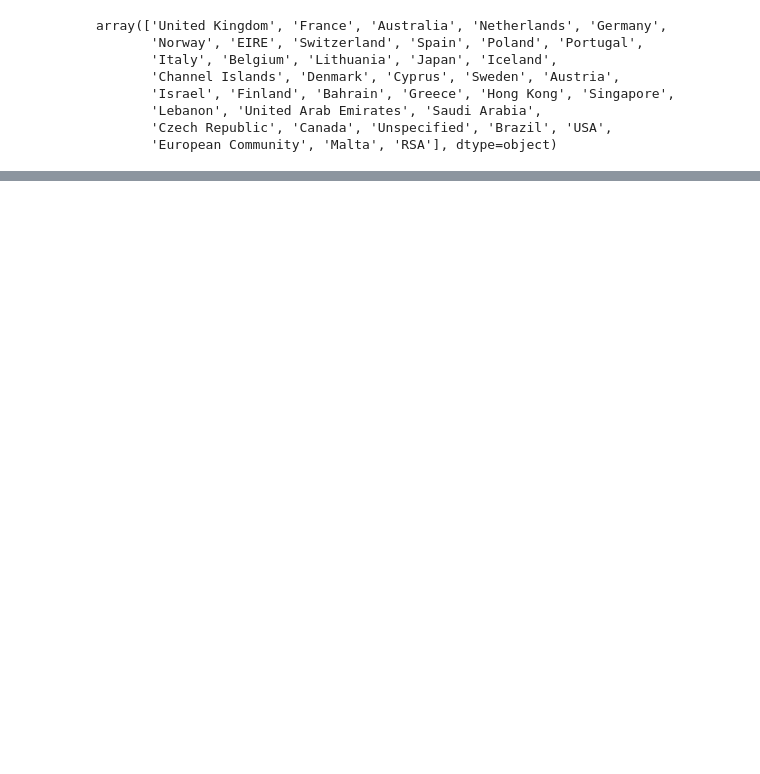
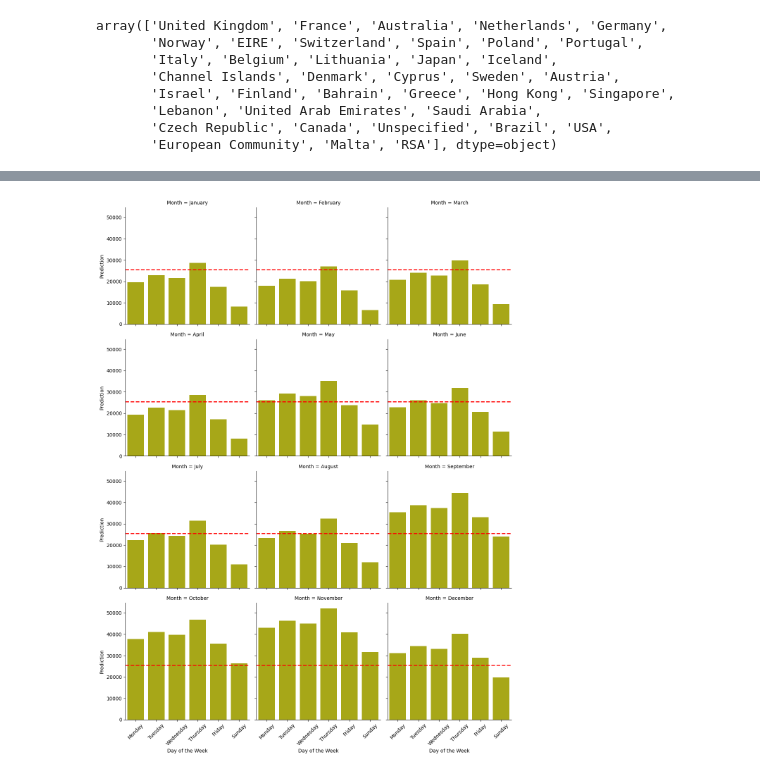
Before and after one commit to Prisze/AAI-500, a Jupyter notebook: Master.ipynb, the cells around one changed output, grey strips where cells are left out. Drawn from its saved outputs; the diff is of its cells as text; code cells hidden in the pictures; blank space fills up the shorter version.

```diff
--- a/Master.ipynb
+++ b/Master.ipynb
@@ -114,0 +203,8 @@ dtype: int64
+# %%
+import statsmodels.api as sm
+
+X = one_hot_online_retail[[column for column in one_hot_online_retail.columns if column.startswith('Day of the Week') or column.startswith('Month')]]
+y = one_hot_online_retail['Total']
+
+X = sm.add_constant(X)
+model = sm.OLS(y, X).fit()
@@ -114,0 +248,16 @@ dtype: int64
+# %%
+# Create dataframe with inputs for model
+days_of_week = ['Monday', 'Tuesday', 'Wednesday', 'Thursday', 'Friday', 'Sunday']
+months_of_year = ['January', 'February', 'March', 'April', 'May', 'June', 'July', 'August', 'September', 'October', 'November', 'December']
+
+from itertools import product
+
+df = pd.DataFrame([{'const': 1, 'Day of the Week': day, 'Month': month} for day, month in product(days_of_week, months_of_year)])
+df_oh = pd.get_dummies(df, columns=['Day of the Week', 'Month'], dtype=float)
+# %%
+# Predict
+prediction = model.predict(df_oh)
+# %%
+# Prepare result for plotting
+result = df.drop(columns=['const'])
+result['Prediction'] = prediction
@@ -114,0 +278,15 @@ dtype: int64
+# %%
+# Facet Grid Plot
+g = sns.FacetGrid(result, col='Month', col_wrap=3, height=4)
+g.map(sns.barplot, 'Day of the Week', 'Prediction', order=['Monday', 'Tuesday', 'Wednesday', 'Thursday', 'Friday', 'Sunday'], color='y')
+
+# Rotate X labels
+for ax in g.axes.flat:
+    ax.axhline(result['Prediction'].median(), color='red', linestyle='--', lw=2)
+    for label in ax.get_xticklabels():
+        label.set_rotation(45)
+
+plt.tight_layout()
+plt.show()
+# %% [output]
+[figure, added]
```
Also changed, not shown: parts of 32 cells of this notebook.
